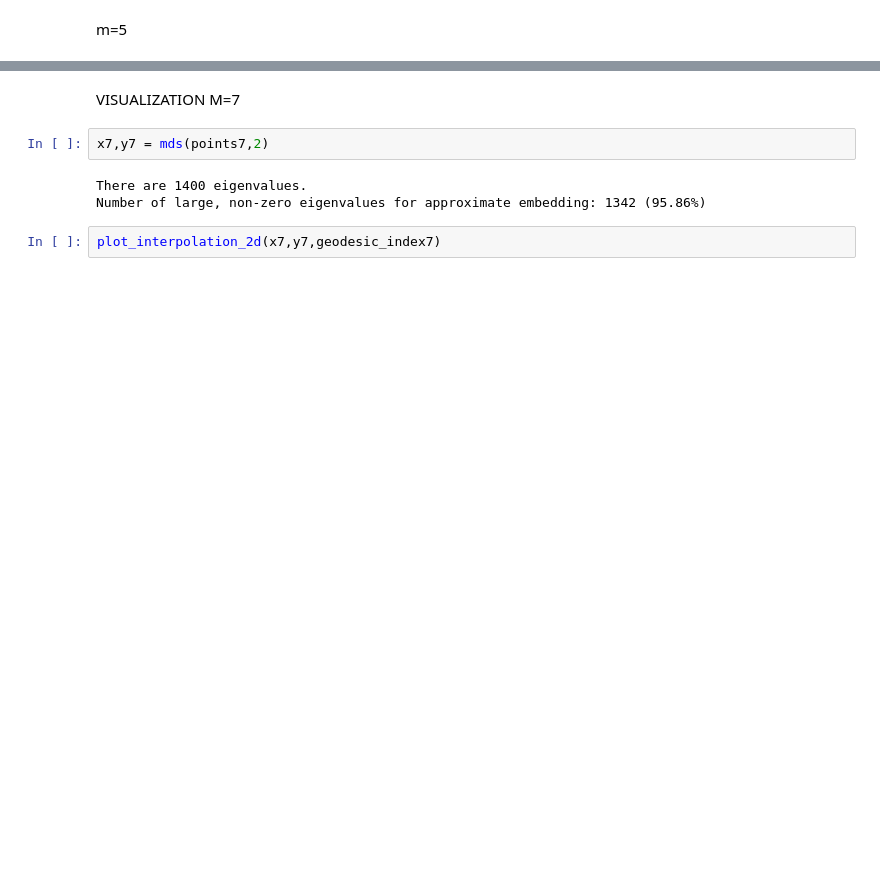
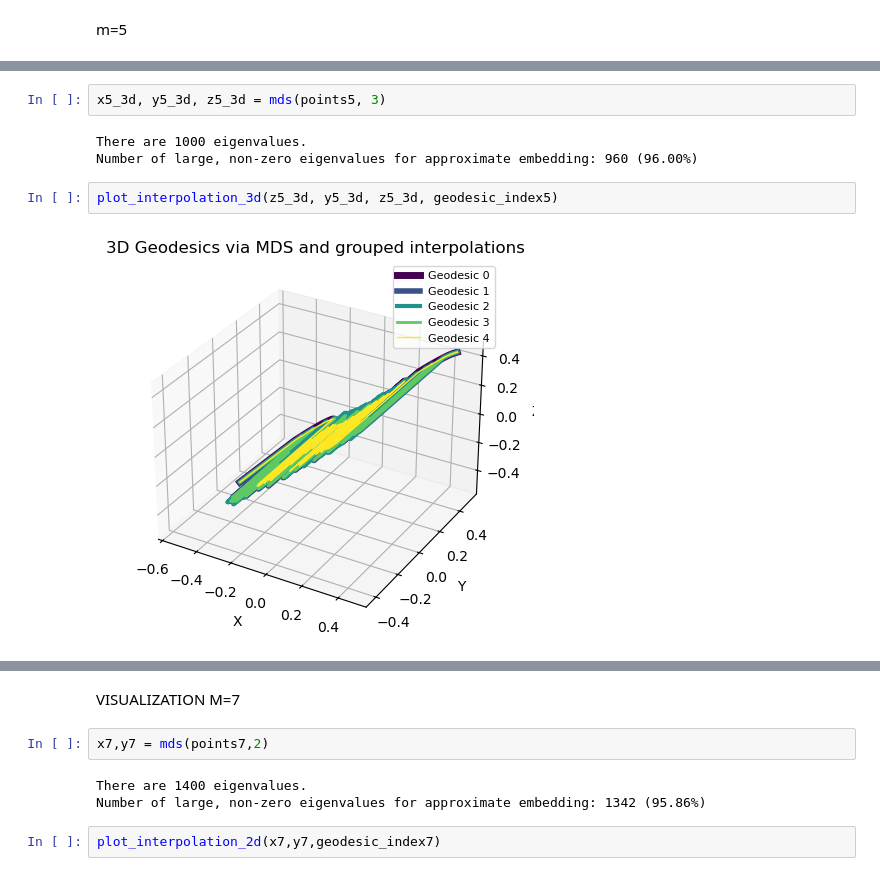
Before and after one commit to laurasaizz/Visualization-S3, a Jupyter notebook: mds3sphere.ipynb, the cells around one changed output, grey strips where cells are left out. Saved outputs shown, nothing was run; the diff lists cells and outputs as text; blank space fills up the shorter version.

```diff
--- a/mds3sphere.ipynb
+++ b/mds3sphere.ipynb
@@ -75,0 +76,9 @@ plot_interpolation_2d(x5c_2d,y5c_2d,geodesic_index5)
+# %%
+x5_3d, y5_3d, z5_3d = mds(points5, 3)
+# %% [output]
+There are 1000 eigenvalues.
+Number of large, non-zero eigenvalues for approximate embedding: 960 (96.00%)
+# %%
+plot_interpolation_3d(z5_3d, y5_3d, z5_3d, geodesic_index5)
+# %% [output]
+[figure, added]
```
Also changed, not shown: parts of 16 cells of this notebook, 6 other files.
